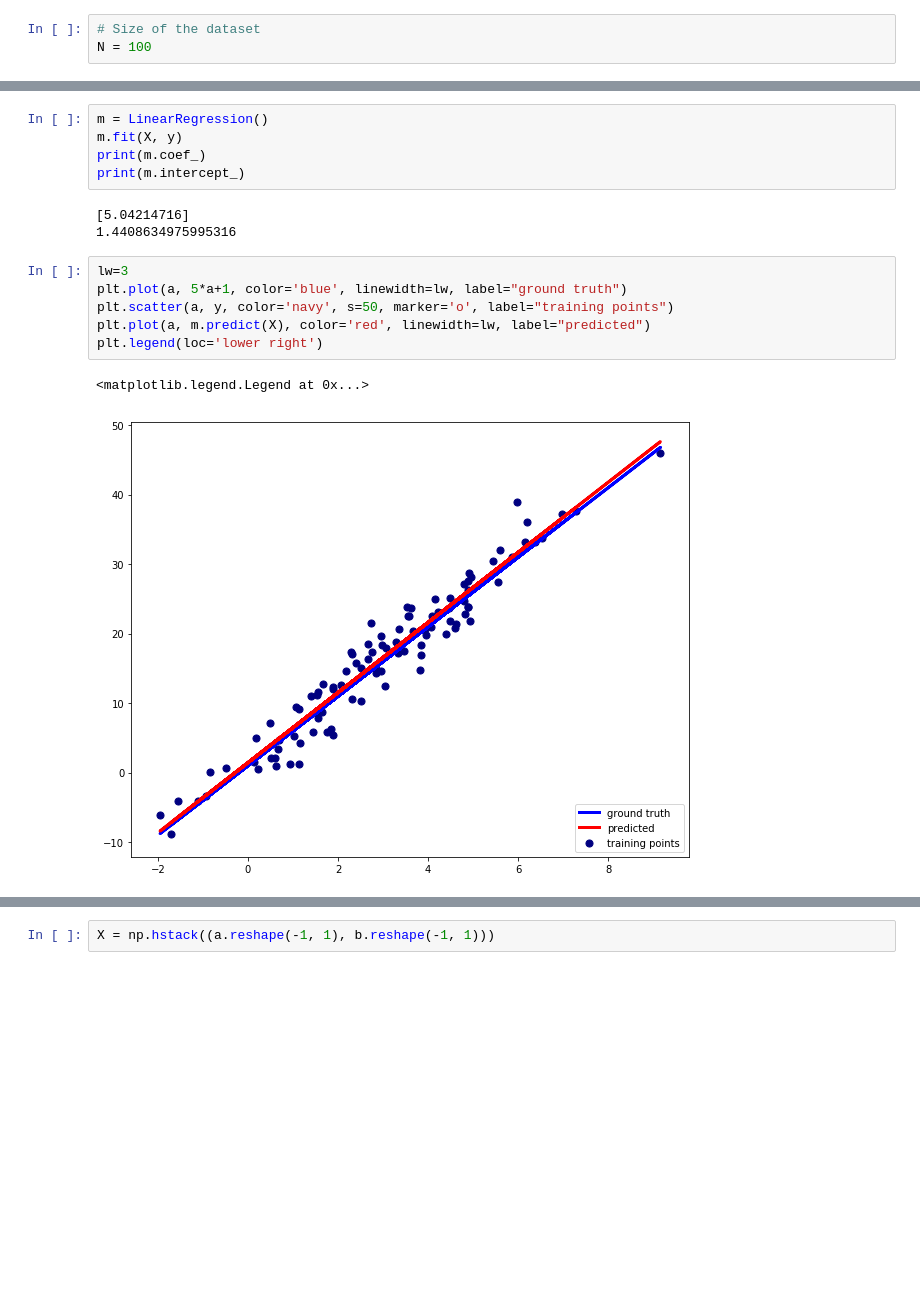
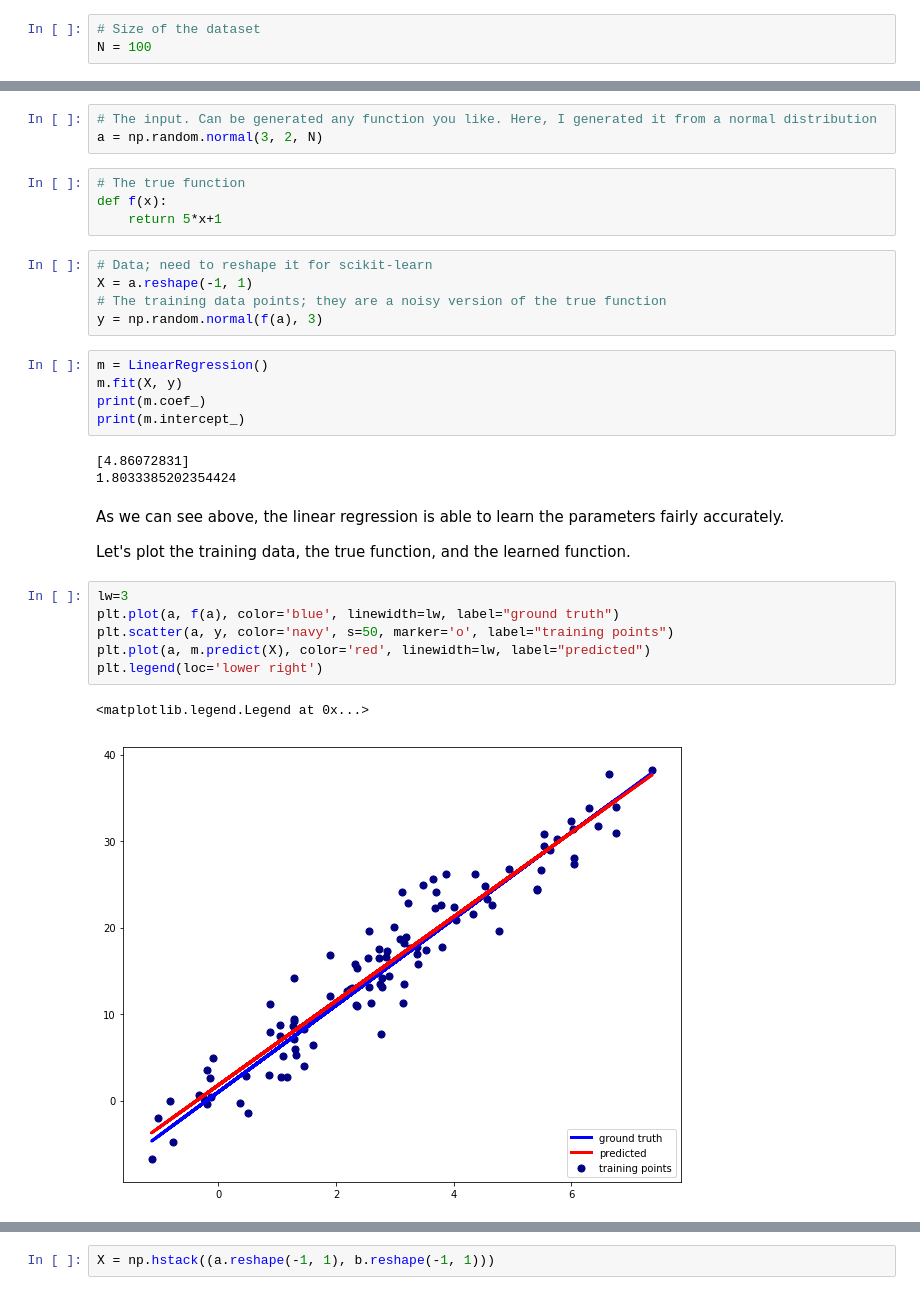
Before and after one commit to HanseulKim/CS578, a Jupyter notebook: notebooks/Regression.ipynb, the cells around one changed output, grey strips where cells are left out. Saved outputs shown, nothing was run; the diff lists cells and outputs as text; blank space fills up the shorter version.

```diff
--- a/notebooks/Regression.ipynb
+++ b/notebooks/Regression.ipynb
@@ -34,17 +23,33 @@ plt.legend(loc='lower right')
+# %%
+# The input. Can be generated any function you like. Here, I generated it from a normal distribution
+a = np.random.normal(3, 2, N)
+# %%
+# The true function
+def f(x):
+    return 5*x+1
+# %%
+# Data; need to reshape it for scikit-learn
+X = a.reshape(-1, 1)
+# The training data points; they are a noisy version of the true function
+y = np.random.normal(f(a), 3)
 # %%
 m = LinearRegression()
 m.fit(X, y)
 print(m.coef_)
 print(m.intercept_)
 # %% [output]
-[5.04214716]
-1.4408634975995316
+[4.86072831]
+1.8033385202354424
+# %% [markdown]
+As we can see above, the linear regression is able to learn the parameters fairly accurately.
+
+Let's plot the training data, the true function, and the learned function.
 # %%
 lw=3
-plt.plot(a, 5*a+1, color='blue', linewidth=lw, label="ground truth")
+plt.plot(a, f(a), color='blue', linewidth=lw, label="ground truth")
 plt.scatter(a, y, color='navy', s=50, marker='o', label="training points")
 plt.plot(a, m.predict(X), color='red', linewidth=lw, label="predicted")
 plt.legend(loc='lower right')
 # %% [output]
 <matplotlib.legend.Legend at 0x...>
-[figure, old version]
+[figure, new version]
```
Also changed, not shown: parts of 55 cells of this notebook.
